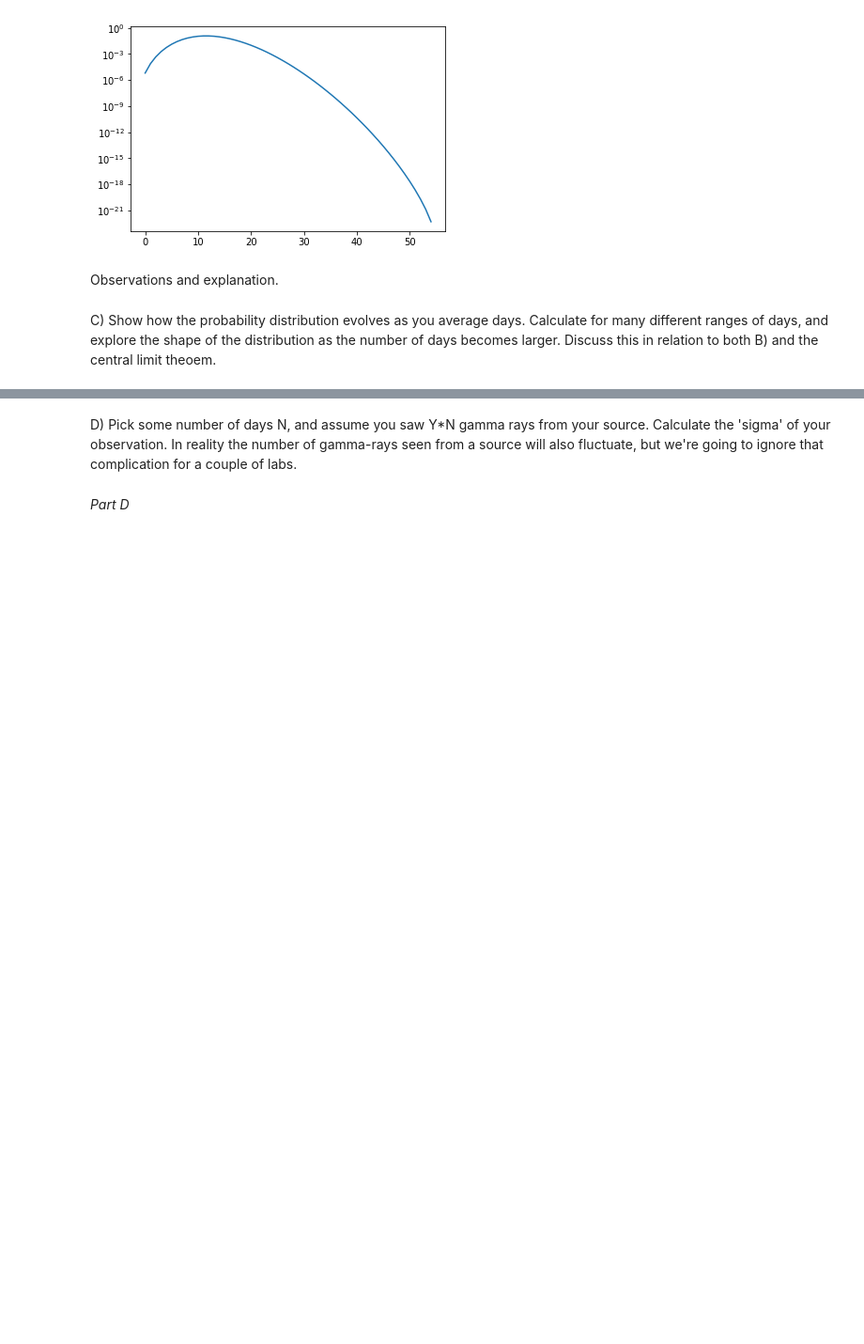
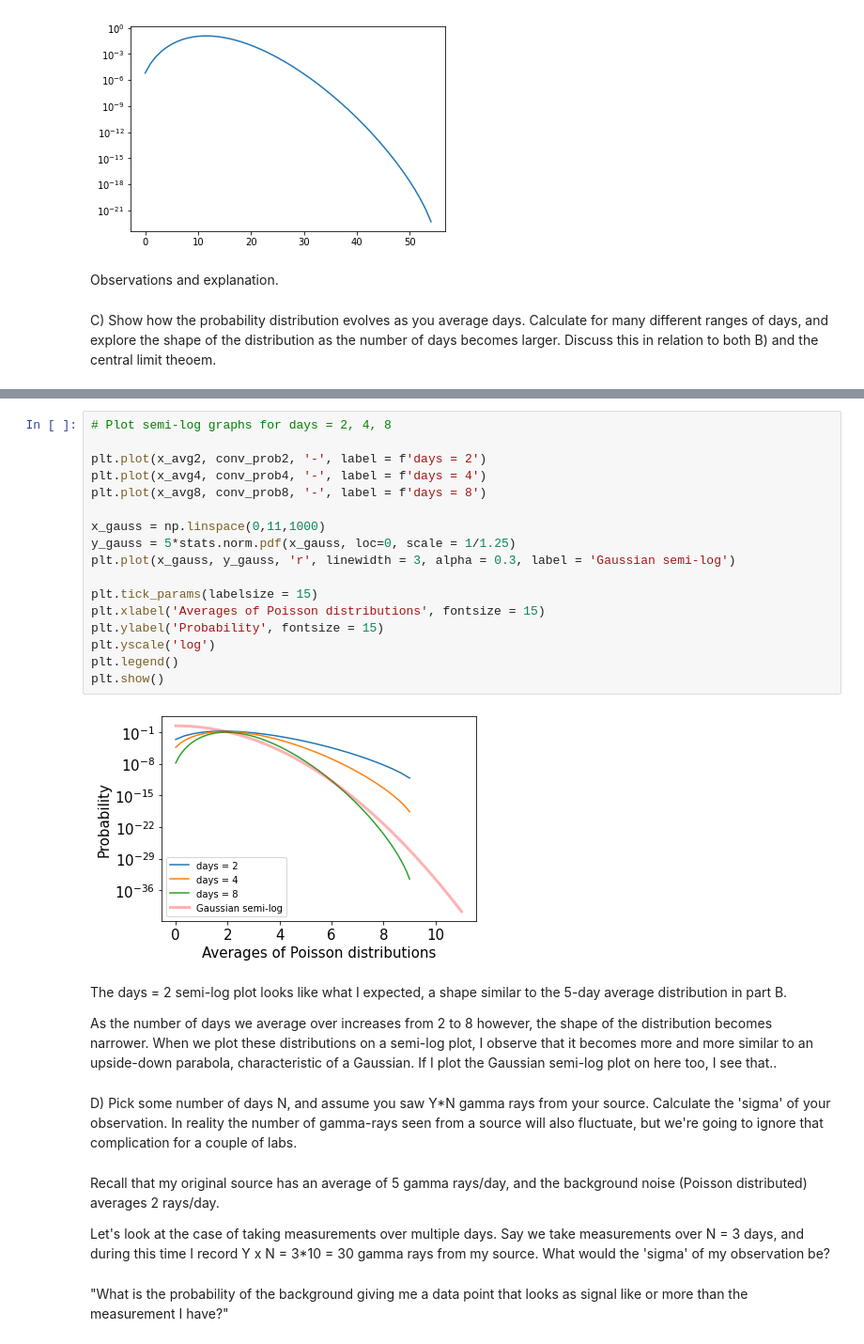
Before and after one commit to jenniv27/phys434, a Jupyter notebook: Labs/Lab2.ipynb, the cells around one changed output, grey strips where cells are left out. Shown at 94% size. Cells and saved outputs as stored; diff of their text form; blank space fills up the shorter version.

Commit message:
through part1 complete

```diff
--- a/Labs/Lab2.ipynb
+++ b/Labs/Lab2.ipynb
@@ -126,4 +145,31 @@ Calculate standard deviation here
+# %%
+# Plot semi-log graphs for days = 2, 4, 8
+
+plt.plot(x_avg2, conv_prob2, '-', label = f'days = 2')
+plt.plot(x_avg4, conv_prob4, '-', label = f'days = 4')
+plt.plot(x_avg8, conv_prob8, '-', label = f'days = 8')
+
+x_gauss = np.linspace(0,11,1000)
+y_gauss = 5*stats.norm.pdf(x_gauss, loc=0, scale = 1/1.25)
+plt.plot(x_gauss, y_gauss, 'r', linewidth = 3, alpha = 0.3, label = 'Gaussian semi-log')
+
+plt.tick_params(labelsize = 15)
+plt.xlabel('Averages of Poisson distributions', fontsize = 15)
+plt.ylabel('Probability', fontsize = 15)
+plt.yscale('log')
+plt.legend()
+plt.show()
+# %% [output]
+[figure, added]
+# %% [markdown]
+The days = 2 semi-log plot looks like what I expected, a shape similar to the 5-day average distribution in part B.
+
+As the number of days we average over increases from 2 to 8 however, the shape of the distribution becomes narrower. When we plot these distributions on a semi-log plot, I observe that it becomes more and more similar to an upside-down parabola, characteristic of a Gaussian. If I plot the Gaussian semi-log plot on here too, I see that..
 # %% [markdown]
 D) Pick some number of days N, and assume you saw Y*N gamma rays from your source. Calculate the 'sigma' of your observation. In reality the number of gamma-rays seen from a source will also fluctuate, but we're going to ignore that complication for a couple of labs.
-# %% [markdown]
-*Part D*
+# %% [markdown]
+Recall that my original source has an average of 5 gamma rays/day, and the background noise (Poisson distributed) averages 2 rays/day.
+
+Let's look at the case of taking measurements over multiple days. Say we take measurements over N = 3 days, and during this time I record Y x N = 3*10 = 30 gamma rays from my source. What would the 'sigma' of my observation be?
+# %% [markdown]
+"What is the probability of the background giving me a data point that looks as signal like or more than the measurement I have?"
```
Also changed, not shown: parts of 19 cells of this notebook.
